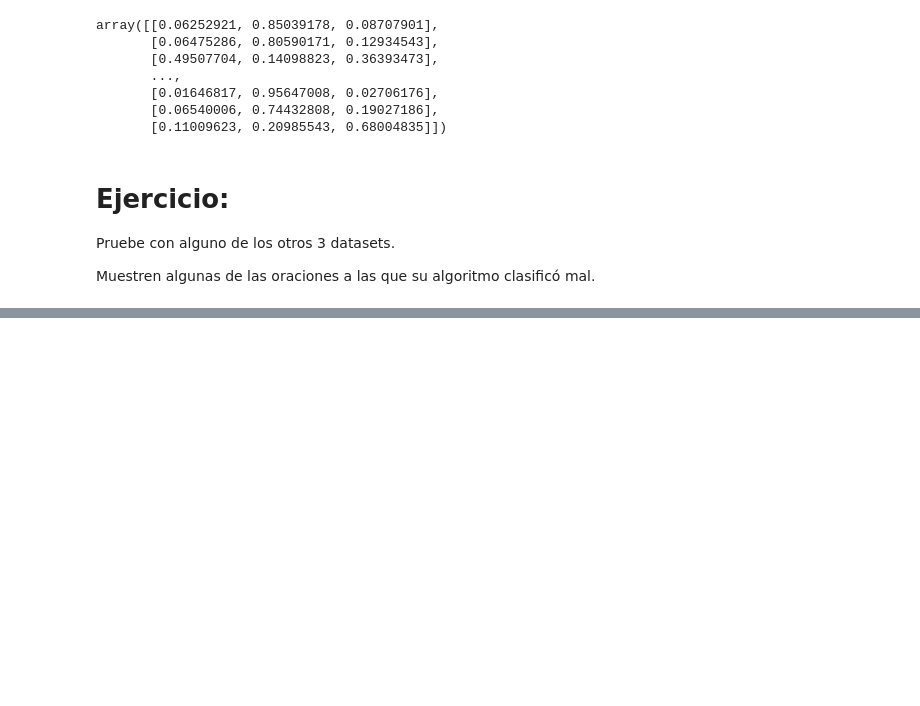
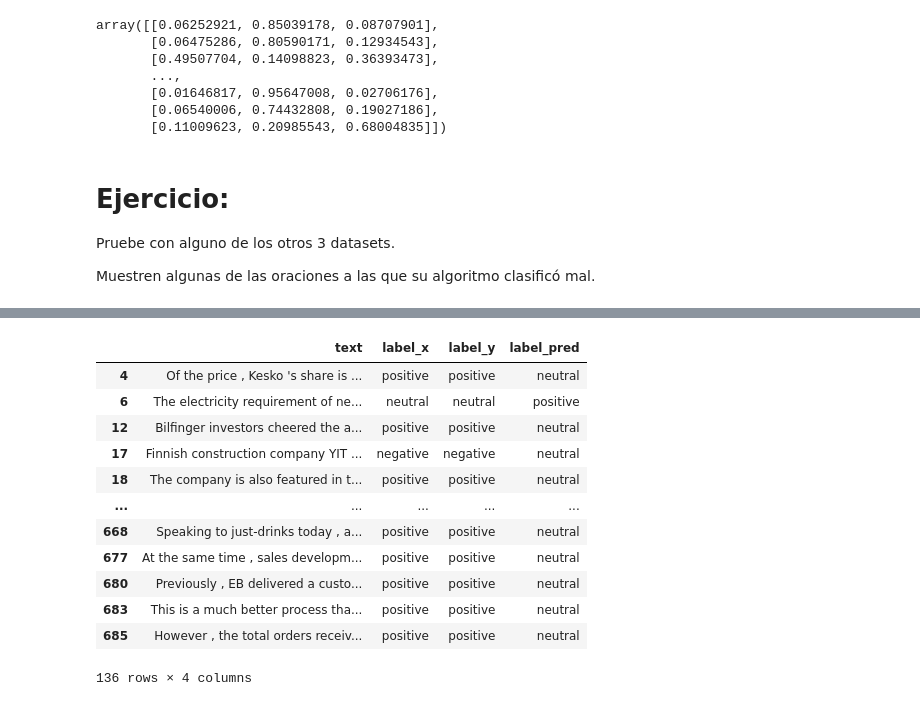
Before and after one commit to josegallardo-da/Aplicaciones-Financieras, a Jupyter notebook: Semana10/1_Intro_NLP.ipynb, the cells around one changed output, grey strips where cells are left out. Drawn from its saved outputs; the diff is of its cells as text; code cells hidden in the pictures; blank space fills up the shorter version.

```diff
--- a/Semana10/1_Intro_NLP.ipynb
+++ b/Semana10/1_Intro_NLP.ipynb
@@ -540,0 +631,18 @@ Muestren algunas de las oraciones a las que su algoritmo clasificó mal.
+# %%
+examples = pd.merge( side_to_side.reset_index(), agree75.reset_index(), how = "inner", on = 'index'  )
+examples = examples[ ['text', 'label_x', 'label_y', 'label_pred'] ]
+examples[ examples.label_x != examples.label_pred ]
+# %% [output]
+|  | text | label_x | label_y | label_pred |
+| 4 | Of the price , Kesko 's share is ... | positive | positive | neutral |
+| 6 | The electricity requirement of ne... | neutral | neutral | positive |
+| 12 | Bilfinger investors cheered the a... | positive | positive | neutral |
+| 17 | Finnish construction company YIT ... | negative | negative | neutral |
+| 18 | The company is also featured in t... | positive | positive | neutral |
+| ... | ... | ... | ... | ... |
+| 668 | Speaking to just-drinks today , a... | positive | positive | neutral |
+| 677 | At the same time , sales developm... | positive | positive | neutral |
+| 680 | Previously , EB delivered a custo... | positive | positive | neutral |
+| 683 | This is a much better process tha... | positive | positive | neutral |
+| 685 | However , the total orders receiv... | positive | positive | neutral |
+136 rows × 4 columns
```
Also changed, not shown: parts of 6 cells of this notebook.
